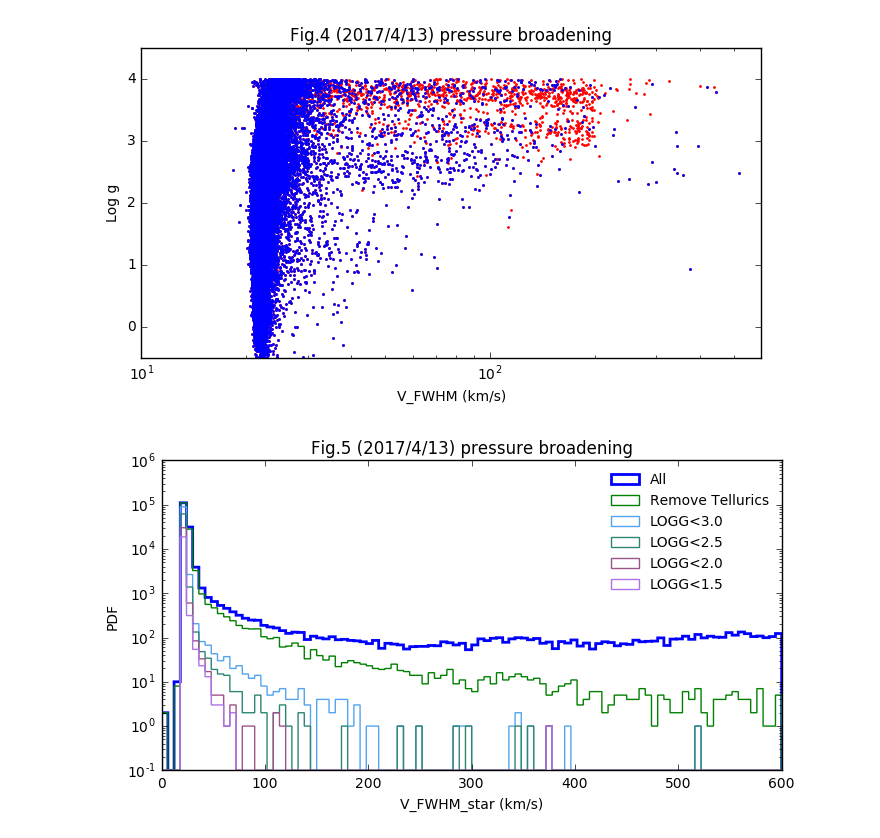
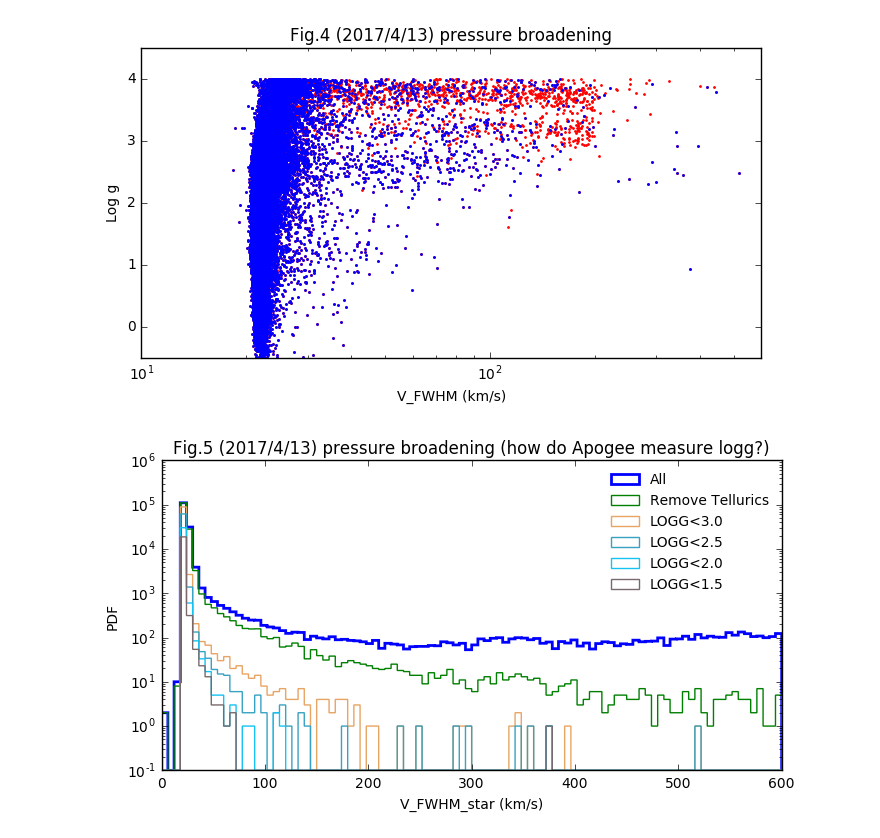
Before and after one commit to liuxx479/MW-BHs, a Jupyter notebook: plot-BHstars.ipynb, the cells around one changed output. Cells and saved outputs as stored; diff of their text form; code cells hidden in the pictures.

```diff
--- a/plot-BHstars.ipynb
+++ b/plot-BHstars.ipynb
@@ -118,22 +118,22 @@ show()
 # %%
 idx_LOGG30 = where( (hdulist[1].data['LOGG']<3) & (hdulist[1].data['LOGG']>-10))[0]
 idx_LOGG25 = where( (hdulist[1].data['LOGG']<2.5) & (hdulist[1].data['LOGG']>-10))[0]
 idx_LOGG20 = where( (hdulist[1].data['LOGG']<2) & (hdulist[1].data['LOGG']>-10))[0]
 idx_LOGG15 = where( (hdulist[1].data['LOGG']<1.5) & (hdulist[1].data['LOGG']>-10))[0]
 
 f=figure(figsize=(8,4))
 ax=f.add_subplot(111)
 ax.hist(rvCC[idx_all], bins=ibins,histtype='step',log=1,lw=2, label='All')
 ax.hist(rvCC[idx_noTelluric], bins=ibins,histtype='step',log=1,label='Remove Tellurics')
 ax.hist(rvCC[idx_LOGG30], bins=ibins,histtype='step',color=rand(3),log=1,label='LOGG<3.0')
 ax.hist(rvCC[idx_LOGG25], bins=ibins,histtype='step',color=rand(3),log=1,label='LOGG<2.5')
 ax.hist(rvCC[idx_LOGG20], bins=ibins,histtype='step',color=rand(3),log=1,label='LOGG<2.0')
 ax.hist(rvCC[idx_LOGG15], bins=ibins,histtype='step',color=rand(3),log=1,label='LOGG<1.5')
 
-ax.set_title('Fig.5 (2017/4/13) pressure broadening')
+ax.set_title('Fig.5 (2017/4/13) pressure broadening (how does Apogee measure logg?)')
 ax.set_xlabel('V_FWHM_star (km/s)')
 ax.set_ylabel('PDF')
 ax.legend(frameon=0, fontsize=10)
 show()
 # %% [output]
-[figure, old version]
+[figure, new version]
```
